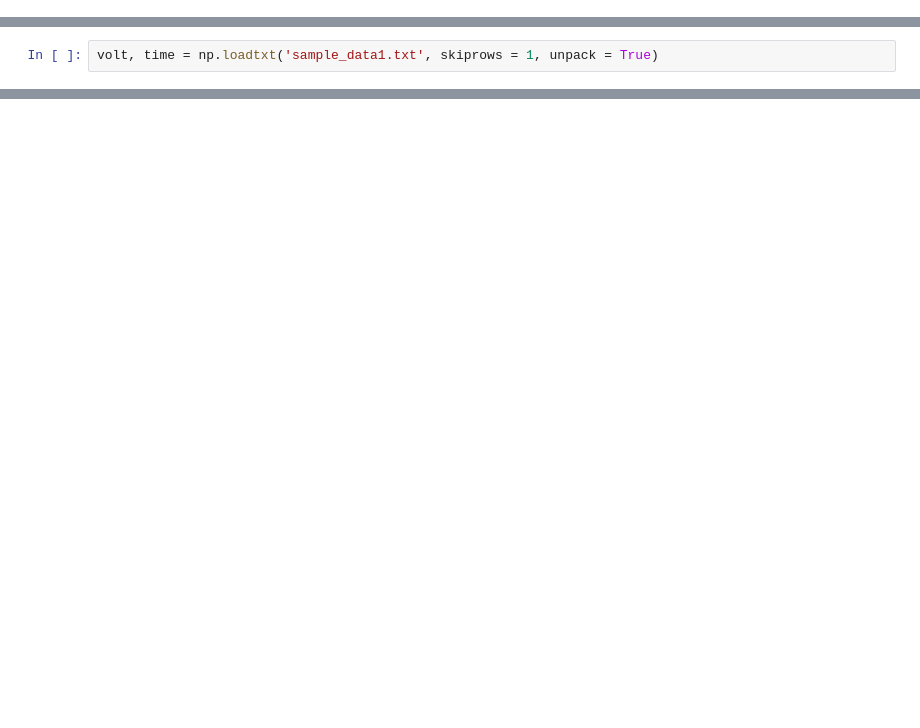
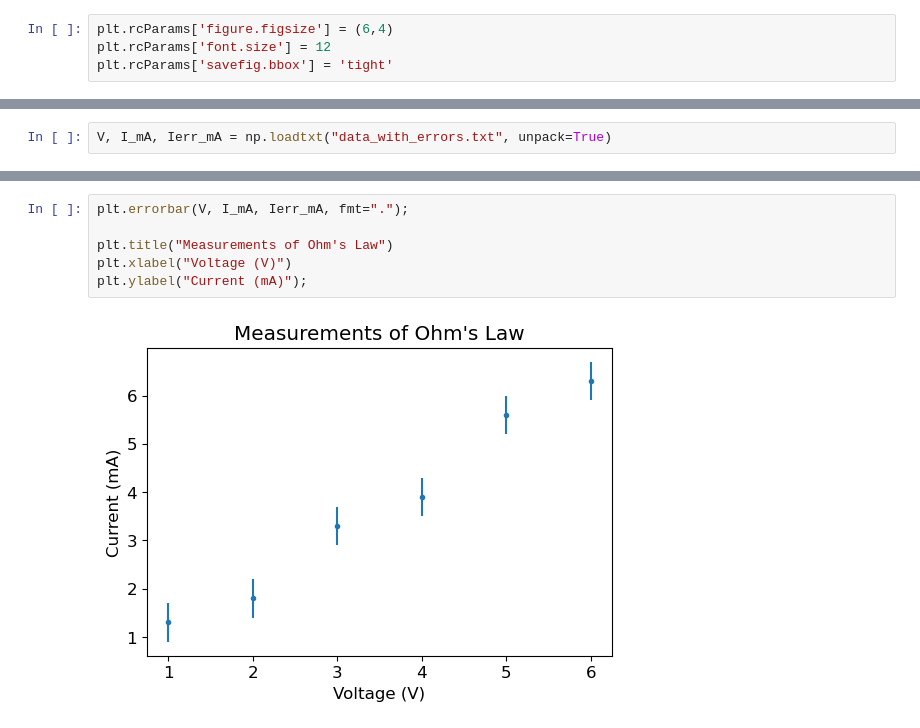
Before and after one commit to UCD-Physics/Python-HowTos, a Jupyter notebook: Error_Bars.ipynb, the cells around one changed output, grey strips where cells are left out. Drawn from its saved outputs; the diff is of its cells as text; blank space fills up the shorter version.

Commit message:
Updates to PyPlot plotting and error bars

```diff
--- a/Error_Bars.ipynb
+++ b/Error_Bars.ipynb
@@ -15,0 +20,4 @@ from scipy.optimize import curve_fit
+# %%
+plt.rcParams['figure.figsize'] = (6,4)
+plt.rcParams['font.size'] = 12
+plt.rcParams['savefig.bbox'] = 'tight'
@@ -26,2 +30,2 @@ Resolving deltas: 100% (104/104), done.
 # %%
-volt, time = np.loadtxt('sample_data1.txt', skiprows = 1, unpack = True)
+V, I_mA, Ierr_mA = np.loadtxt("data_with_errors.txt", unpack=True)
@@ -101,0 +36,8 @@ From the values seen above, it is clear that including errors in your data great
+# %%
+plt.errorbar(V, I_mA, Ierr_mA, fmt=".");
+
+plt.title("Measurements of Ohm's Law")
+plt.xlabel("Voltage (V)")
+plt.ylabel("Current (mA)");
+# %% [output]
+[figure, added]
```
Also changed, not shown: parts of 21 cells of this notebook, 4 other files.
